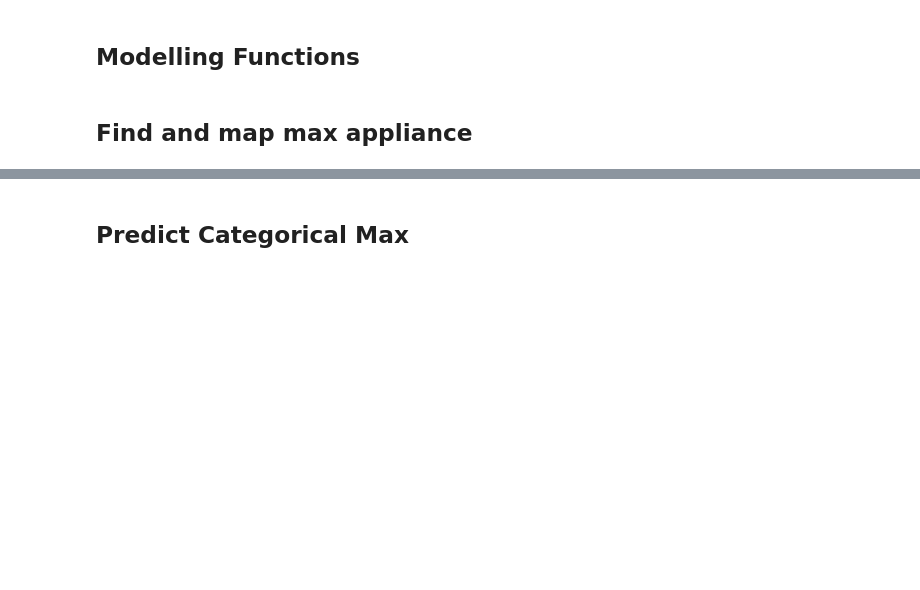
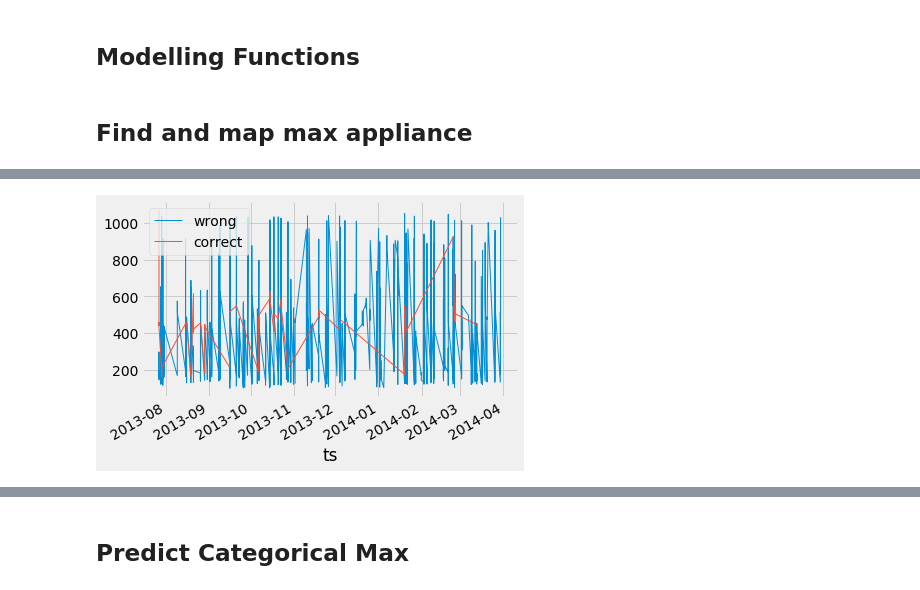
Before and after one commit to enmyj/gafp, a Jupyter notebook: elec_classification_max.ipynb, the cells around one changed output, grey strips where cells are left out. Cells and saved outputs as stored; diff of their text form; code cells hidden in the pictures; blank space fills up the shorter version.

```diff
--- a/elec_classification_max.ipynb
+++ b/elec_classification_max.ipynb
@@ -253,0 +288,13 @@ array([[     0,      0,      0,      1,      0,      0,      0,      0,
+# %%
+# create comparison dataframe
+foo = pd.DataFrame({'y_test':y_test,'y_pred':y_pred})
+bar = pd.concat([foo,X_test],axis=1)
+bar = bar.merge(df[power_cols],left_index=True,right_index=True,how='left')
+# %%
+lbl = 'washer'
+mask = (y_test==4)&(y_pred==18)
+bar[lbl][mask].plot(linewidth=1,label='wrong',legend=True);
+mask = (y_test==4)&(y_pred==4)
+bar[lbl][mask].plot(linewidth=1,label='correct',legend=True);
+# %% [output]
+[figure, added]
```
Also changed, not shown: parts of 25 cells of this notebook, 2 other files.
